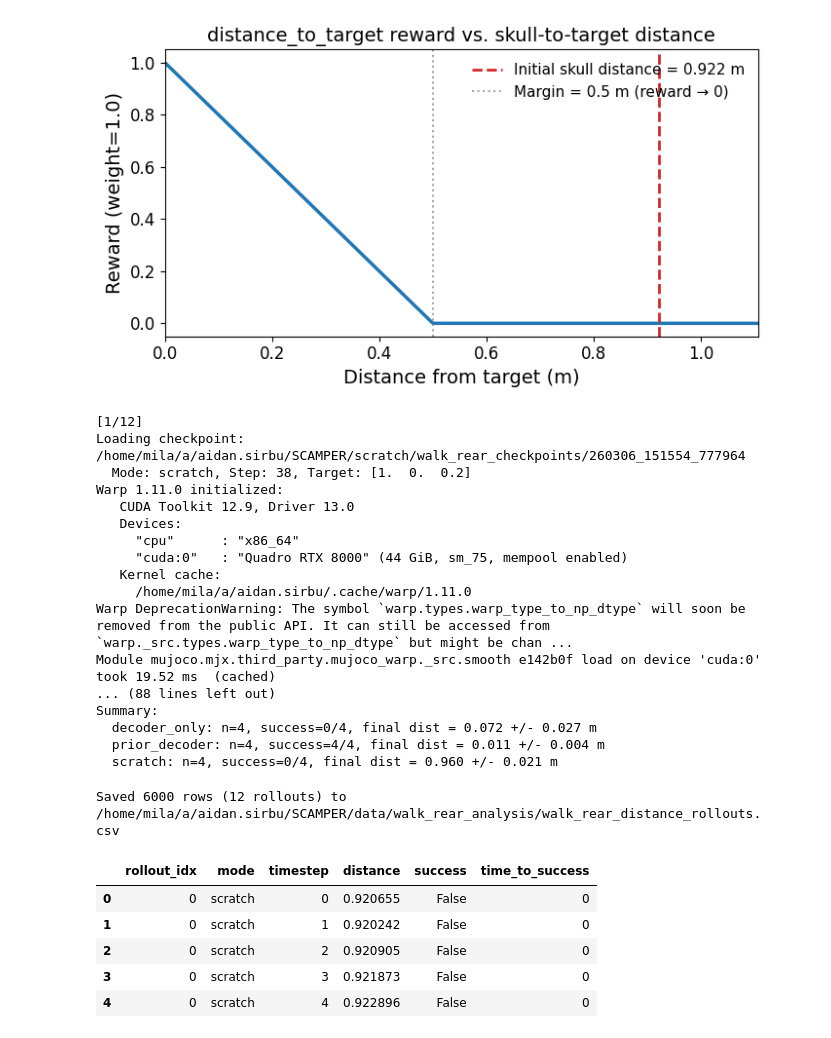
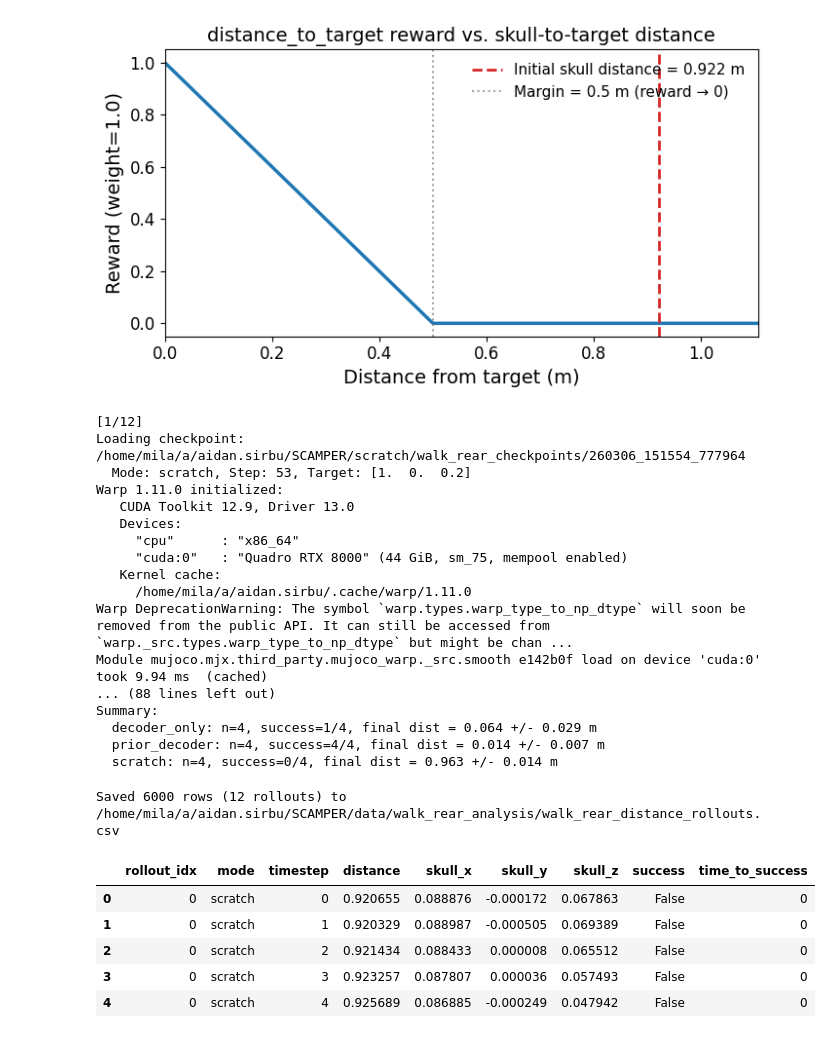
Before and after one commit to asirbu77/SCAMPER, a Jupyter notebook: notebooks/analysis/walk_rear_multi_model.ipynb, the cells around one changed output. Cells and saved outputs as stored; diff of their text form; code cells hidden in the pictures.

```diff
--- a/notebooks/analysis/walk_rear_multi_model.ipynb
+++ b/notebooks/analysis/walk_rear_multi_model.ipynb
@@ -309,11 +306,14 @@ def load_model(checkpoint_path, checkpoint_step=None):
 # %%
 def run_rollout(jit_reset, jit_step, jit_inference_fn, brax_params, target_pos,
                 skull_body_id, seed, episode_length):
-    """Run a single rollout and return per-step skull-to-target distance.
+    """Run a single rollout and return per-step skull-to-target distance and skull position.
 
     Returns:
         dict with:
             'distances': np.ndarray of shape (episode_length,) — 3D skull-to-target distance
+            'skull_x': np.ndarray of shape (episode_length,) — skull x position
+            'skull_y': np.ndarray of shape (episode_length,) — skull y position
+            'skull_z': np.ndarray of shape (episode_length,) — skull z position
             'success': bool — whether the hold condition was met
             'time_to_success': int — timestep of success (0 if no success)
     """
@@ -322,6 +322,9 @@ def run_rollout(jit_reset, jit_step, jit_inference_fn, brax_params, target_pos,
 
     state = jit_reset(reset_rng)
     distances = []
+    skull_xs = []
+    skull_ys = []
+    skull_zs = []
     success = False
     time_to_success = 0
 
@@ -334,6 +337,9 @@ def run_rollout(jit_reset, jit_step, jit_inference_fn, brax_params, target_pos,
         skull_pos = np.array(state.data.xpos[skull_body_id])
         dist = np.linalg.norm(skull_pos - target_pos)
         distances.append(dist)
+        skull_xs.append(skull_pos[0])
+        skull_ys.append(skull_pos[1])
+        skull_zs.append(skull_pos[2])
 
         # Check success from metrics
         if not success and float(state.metrics.get("success", 0.0)) > 0.5:
@@ -342,6 +348,9 @@ def run_rollout(jit_reset, jit_step, jit_inference_fn, brax_params, target_pos,
 
     return {
         "distances": np.array(distances),
+        "skull_x": np.array(skull_xs),
+        "skull_y": np.array(skull_ys),
+        "skull_z": np.array(skull_zs),
         "success": success,
         "time_to_success": time_to_success,
     }
@@ -392,7 +401,7 @@ for mode in sorted(grouped):
 # %% [output]
 [1/12]
 Loading checkpoint: /home/mila/a/aidan.sirbu/SCAMPER/scratch/walk_rear_checkpoints/260306_151554_777964
-  Mode: scratch, Step: 38, Target: [1.  0.  0.2]
+  Mode: scratch, Step: 53, Target: [1.  0.  0.2]
 Warp 1.11.0 initialized:
    CUDA Toolkit 12.9, Driver 13.0
    Devices:
@@ -401,46 +410,49 @@ Warp 1.11.0 initialized:
    Kernel cache:
      /home/mila/a/aidan.sirbu/.cache/warp/1.11.0
 Warp DeprecationWarning: The symbol `warp.types.warp_type_to_np_dtype` will soon be removed from the public API. It can still be accessed from `warp._src.types.warp_type_to_np_dtype` but might be chan ...
-Module mujoco.mjx.third_party.mujoco_warp._src.smooth e142b0f load on device 'cuda:0' took 19.52 ms  (cached)
+Module mujoco.mjx.third_party.mujoco_warp._src.smooth e142b0f load on device 'cuda:0' took 9.94 ms  (cached)
 ... (88 lines left out)
 Summary:
-  decoder_only: n=4, success=0/4, final dist = 0.072 +/- 0.027 m
-  prior_decoder: n=4, success=4/4, final dist = 0.011 +/- 0.004 m
-  scratch: n=4, success=0/4, final dist = 0.960 +/- 0.021 m
+  decoder_only: n=4, success=1/4, final dist = 0.064 +/- 0.029 m
+  prior_decoder: n=4, success=4/4, final dist = 0.014 +/- 0.007 m
+  scratch: n=4, success=0/4, final dist = 0.963 +/- 0.014 m
 # %%
 # Save rollout results for reuse without re-running rollouts
 import pandas as pd
 from pathlib import Path
 
 save_dir = Path("/home/mila/a/aidan.sirbu/SCAMPER/data/walk_rear_analysis")
 save_dir.mkdir(parents=True, exist_ok=True)
 
-# Save as long-format CSV: rollout_idx, mode, timestep, distance, success, time_to_success
+# Save as long-format CSV: rollout_idx, mode, timestep, distance, skull_x/y/z, success, time_to_success
 rows = []
 for rollout_idx, (mode, result) in enumerate(raw_results):
     for t, d in enumerate(result["distances"]):
         rows.append({
             "rollout_idx": rollout_idx,
             "mode": mode,
             "timestep": t,
             "distance": d,
+            "skull_x": result["skull_x"][t],
+            "skull_y": result["skull_y"][t],
+            "skull_z": result["skull_z"][t],
             "success": result["success"],
             "time_to_success": result["time_to_success"],
         })
 
 df_results = pd.DataFrame(rows)
 csv_path = save_dir / "walk_rear_distance_rollouts.csv"
 df_results.to_csv(csv_path, index=False)
 print(f"Saved {len(df_results)} rows ({len(raw_results)} rollouts) to {csv_path}")
 df_results.head()
 # %% [output]
 Saved 6000 rows (12 rollouts) to /home/mila/a/aidan.sirbu/SCAMPER/data/walk_rear_analysis/walk_rear_distance_rollouts.csv
-|  | rollout_idx | mode | timestep | distance | success | time_to_success |
-| 0 | 0 | scratch | 0 | 0.920655 | False | 0 |
-| 1 | 0 | scratch | 1 | 0.920242 | False | 0 |
-| 2 | 0 | scratch | 2 | 0.920905 | False | 0 |
-| 3 | 0 | scratch | 3 | 0.921873 | False | 0 |
-| 4 | 0 | scratch | 4 | 0.922896 | False | 0 |
+|  | rollout_idx | mode | timestep | distance | skull_x | skull_y | skull_z | success | time_to_success |
+| 0 | 0 | scratch | 0 | 0.920655 | 0.088876 | -0.000172 | 0.067863 | False | 0 |
+| 1 | 0 | scratch | 1 | 0.920329 | 0.088987 | -0.000505 | 0.069389 | False | 0 |
+| 2 | 0 | scratch | 2 | 0.921434 | 0.088433 | 0.000008 | 0.065512 | False | 0 |
+| 3 | 0 | scratch | 3 | 0.923257 | 0.087807 | 0.000036 | 0.057493 | False | 0 |
+| 4 | 0 | scratch | 4 | 0.925689 | 0.086885 | -0.000249 | 0.047942 | False | 0 |
 # %%
 # Load rollout results from CSV (skip cells 0-5 if data already saved)
 import pandas as pd
```
Also changed, not shown: parts of 7 cells of this notebook.
